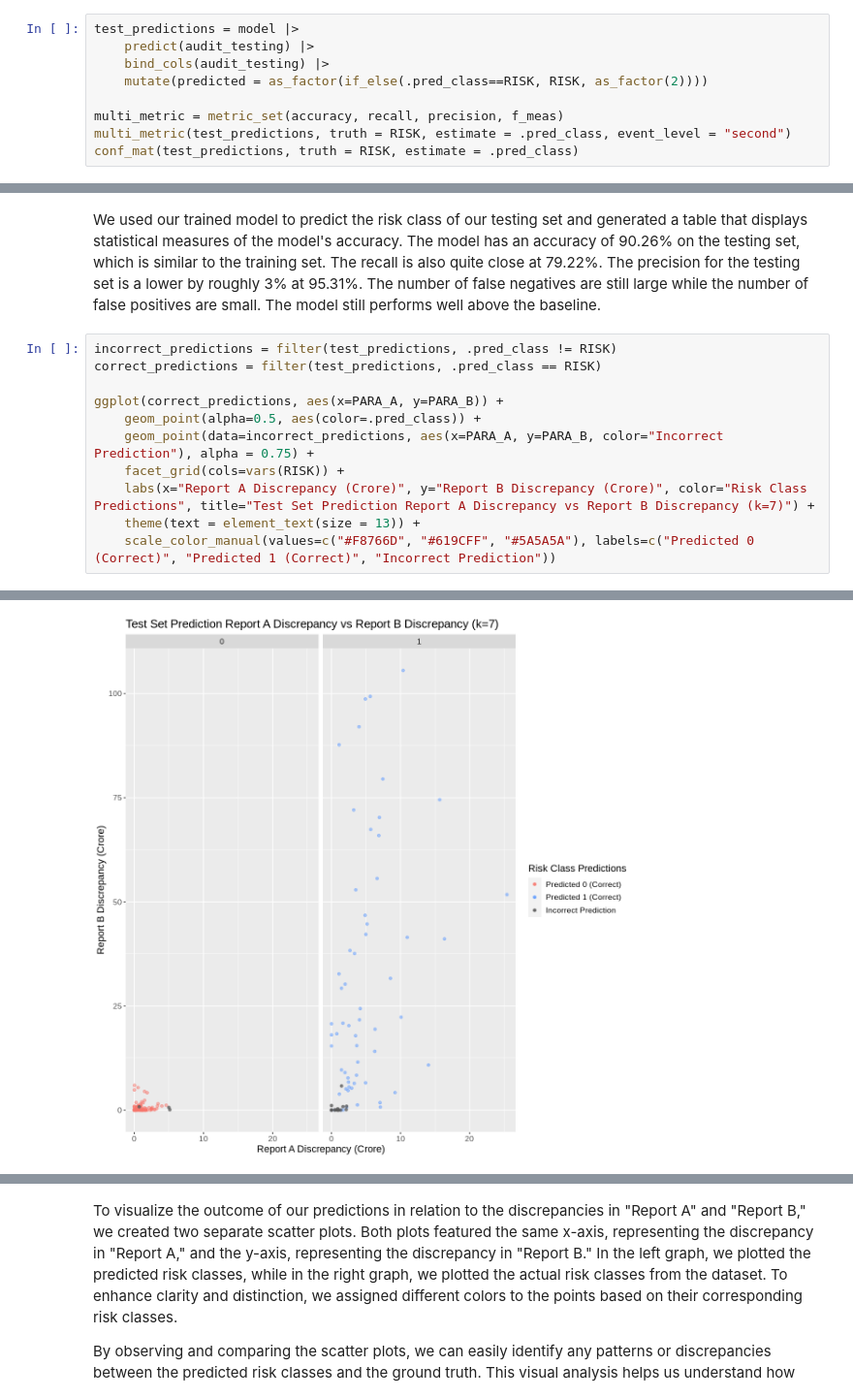
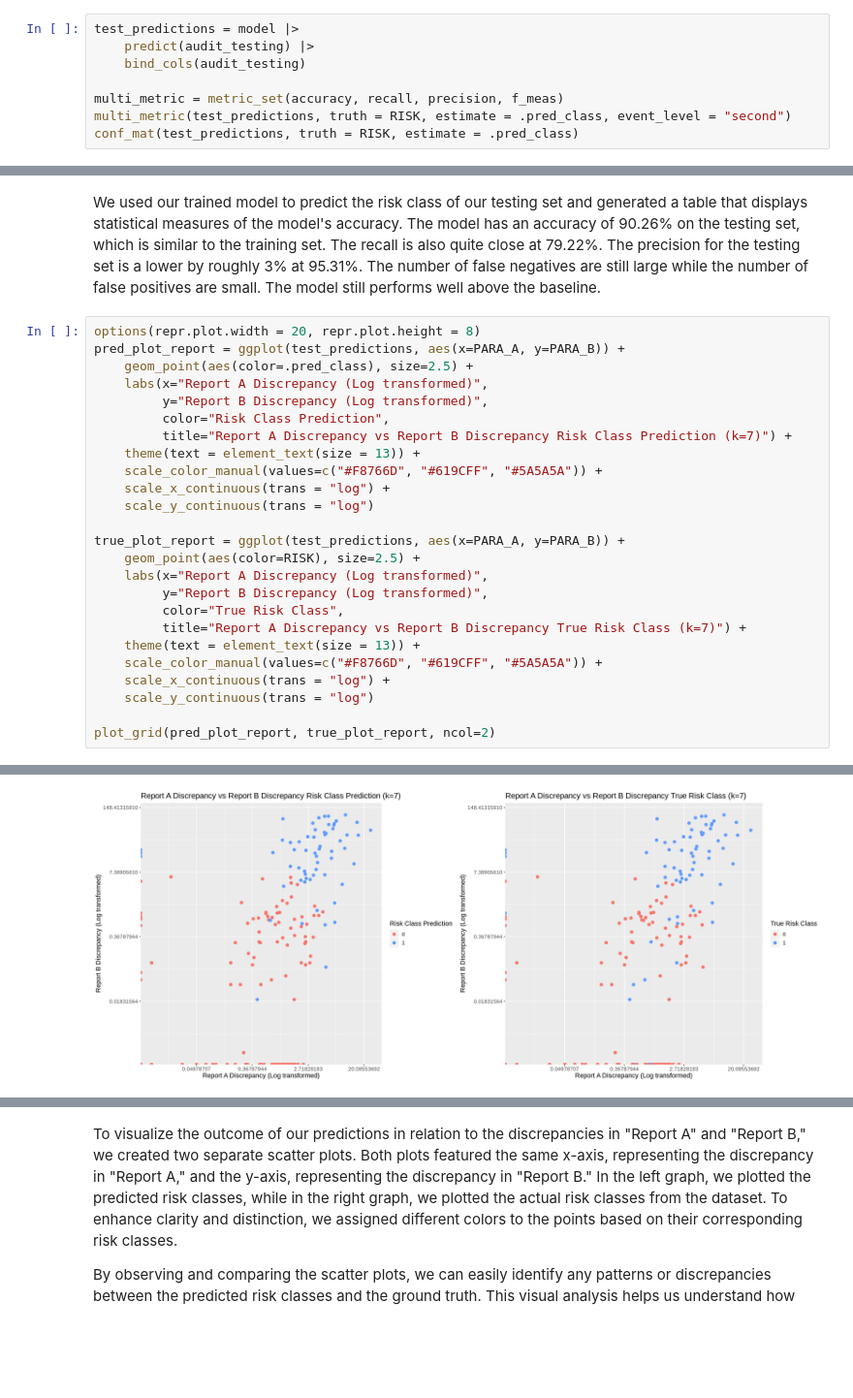
Before and after one commit to jimwei6/Fraud-Detection-Data-Analysis, a Jupyter notebook: project_final.ipynb, the cells around one changed output, grey strips where cells are left out. Shown at 97% size. Saved outputs shown, nothing was run; the diff lists cells and outputs as text; blank space fills up the shorter version.

Commit message:
Removed training set graphs and replotted test set graphs

```diff
--- a/project_final.ipynb
+++ b/project_final.ipynb
@@ -485,8 +433,7 @@ ggplot(train_predictions, aes(x=NUMBERS, fill=predicted)) +
 # %%
 test_predictions = model |>
     predict(audit_testing) |>
-    bind_cols(audit_testing) |>
-    mutate(predicted = as_factor(if_else(.pred_class==RISK, RISK, as_factor(2))))
+    bind_cols(audit_testing)
 
 multi_metric = metric_set(accuracy, recall, precision, f_meas)
 multi_metric(test_predictions, truth = RISK, estimate = .pred_class, event_level = "second")
@@ -510,14 +455,28 @@ Prediction   0   1
 # %% [markdown]
 We used our trained model to predict the risk class of our testing set and generated a table that displays statistical measures of the model's accuracy. The model has an accuracy of 90.26% on the testing set, which is similar to the training set. The recall is also quite close at 79.22%. The precision for the testing set is a lower by roughly 3% at 95.31%. The number of false negatives are still large while the number of false positives are small. The model still performs well above the baseline.
 # %%
-incorrect_predictions = filter(test_predictions, .pred_class != RISK)
-correct_predictions = filter(test_predictions, .pred_class == RISK)
+options(repr.plot.width = 20, repr.plot.height = 8)
+pred_plot_report = ggplot(test_predictions, aes(x=PARA_A, y=PARA_B)) +
+    geom_point(aes(color=.pred_class), size=2.5) +
+    labs(x="Report A Discrepancy (Log transformed)",
+         y="Report B Discrepancy (Log transformed)",
+         color="Risk Class Prediction",
+         title="Report A Discrepancy vs Report B Discrepancy Risk Class Prediction (k=7)") +
+    theme(text = element_text(size = 13)) +
+    scale_color_manual(values=c("#F8766D", "#619CFF", "#5A5A5A")) +
+    scale_x_continuous(trans = "log") +
+    scale_y_continuous(trans = "log")
 
-ggplot(correct_predictions, aes(x=PARA_A, y=PARA_B)) +
-    geom_point(alpha=0.5, aes(color=.pred_class)) +
-    geom_point(data=incorrect_predictions, aes(x=PARA_A, y=PARA_B, color="Incorrect Prediction"), alpha = 0.75) +
-    facet_grid(cols=vars(RISK)) +
-    labs(x="Report A Discrepancy (Crore)", y="Report B Discrepancy (Crore)", color="Risk Class Predictions", title="Test Set Prediction Report A Discrepancy vs Report B Discrepancy (k=7)") +
+true_plot_report = ggplot(test_predictions, aes(x=PARA_A, y=PARA_B)) +
+    geom_point(aes(color=RISK), size=2.5) +
+    labs(x="Report A Discrepancy (Log transformed)",
+         y="Report B Discrepancy (Log transformed)",
+         color="True Risk Class",
+         title="Report A Discrepancy vs Report B Discrepancy True Risk Class (k=7)") +
     theme(text = element_text(size = 13)) +
-    scale_color_manual(values=c("#F8766D", "#619CFF", "#5A5A5A"), labels=c("Predicted 0 (Correct)", "Predicted 1 (Correct)", "Incorrect Prediction"))
+    scale_color_manual(values=c("#F8766D", "#619CFF", "#5A5A5A")) +
+    scale_x_continuous(trans = "log") +
+    scale_y_continuous(trans = "log")
+
+plot_grid(pred_plot_report, true_plot_report, ncol=2)
 # %% [output]
@@ -524,2 +491,2 @@ ggplot(correct_predictions, aes(x=PARA_A, y=PARA_B)) +
-[figure, old version]
+[figure, new version]
 # %% [markdown]
```
Also changed, not shown: parts of 19 cells of this notebook.
